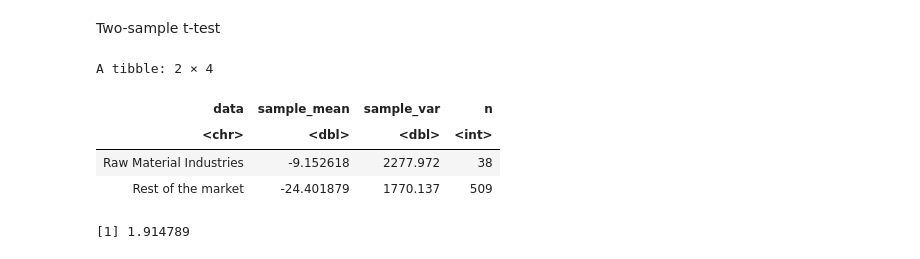
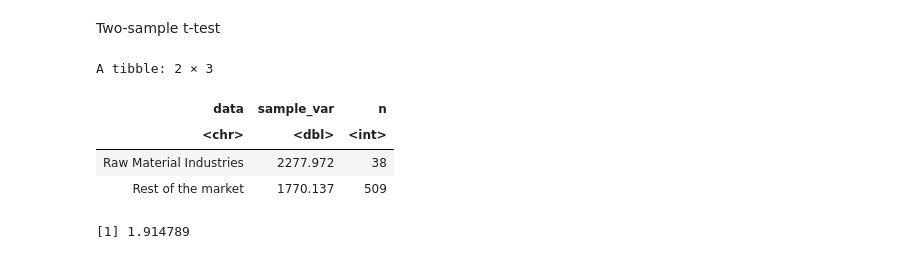
Before and after one commit to lanchiphamm/Stock_Market_Analysis, a Jupyter notebook: group_6.ipynb, the cells around one changed output. Drawn from its saved outputs; the diff is of its cells as text; code cells hidden in the pictures.

```diff
--- a/group_6.ipynb
+++ b/group_6.ipynb
@@ -342,17 +358,16 @@ Two-sample t-test
 # %%
 # Obtain summary data frame for sample_mean, sample_var, and n
 yearly_performance_summary <- sample_dfboth %>%
     group_by(data) %>%
-    summarise(sample_mean = mean(yearly.performance),
-              sample_var = var(yearly.performance),
+    summarise(sample_var = var(yearly.performance),
               n = sum(!is.na(yearly.performance)))
 
 yearly_performance_summary
 # %% [output]
-A tibble: 2 × 4
+A tibble: 2 × 3
-| data | sample_mean | sample_var | n |
-| <chr> | <dbl> | <dbl> | <int> |
-| Raw Material Industries | -9.152618 | 2277.972 | 38 |
-| Rest of the market | -24.401879 | 1770.137 | 509 |
+| data | sample_var | n |
+| <chr> | <dbl> | <int> |
+| Raw Material Industries | 2277.972 | 38 |
+| Rest of the market | 1770.137 | 509 |
 # %%
 # Calculate test statistic
```
Also changed, not shown: parts of 9 cells of this notebook.
